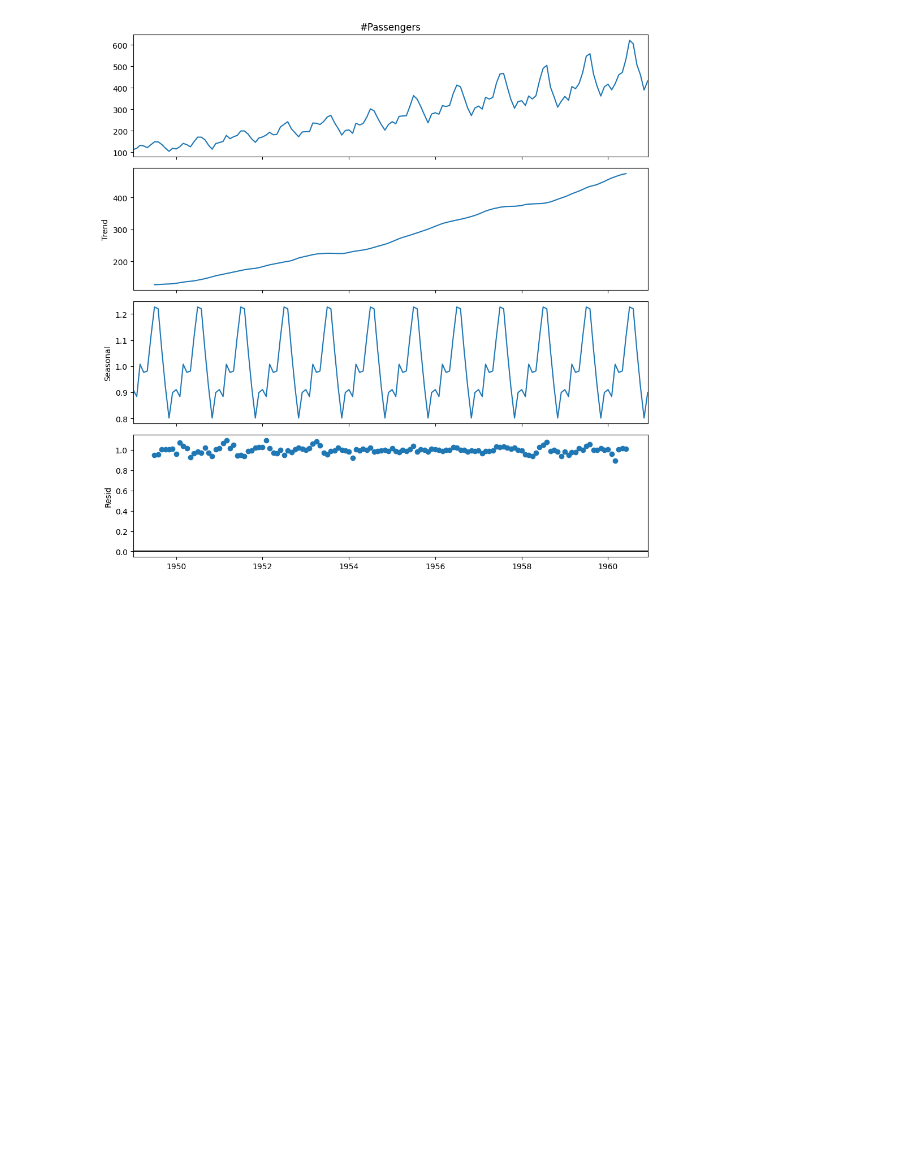
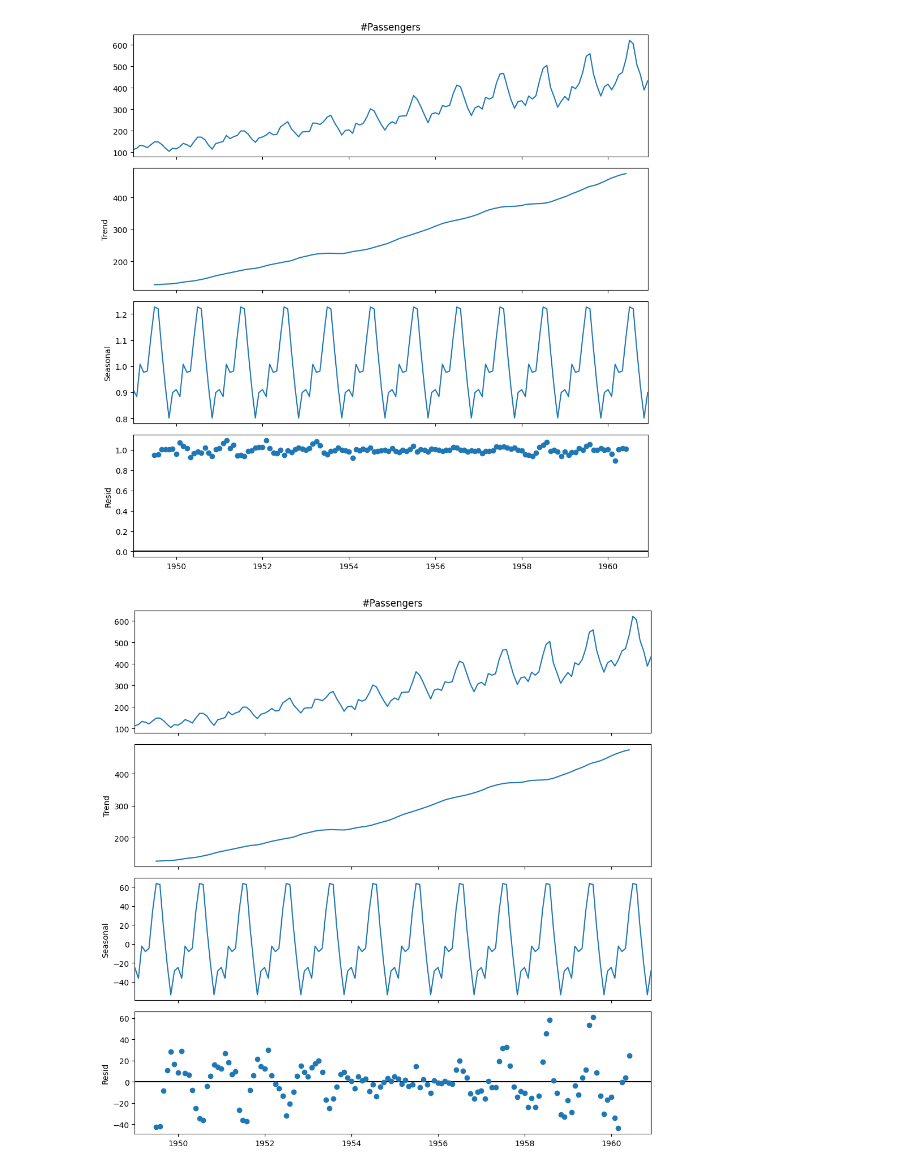
Before and after one commit to virtual-arin/Learning_Time, a Jupyter notebook: 16.Time_Series_Analysis_And_Forecasting/1.Decomposition_Practical/Practical.ipynb, the cells around one changed output. Cells and saved outputs as stored; diff of their text form; code cells hidden in the pictures; blank space fills up the shorter version.

```diff
--- a/16.Time_Series_Analysis_And_Forecasting/1.Decomposition_Practical/Practical.ipynb
+++ b/16.Time_Series_Analysis_And_Forecasting/1.Decomposition_Practical/Practical.ipynb
@@ -31,3 +31,12 @@ result.plot()
 plt.show()
 # %% [output]
 [figure]
+# %%
+# Perform Seasonal Decompose
+additive_result = seasonal_decompose(df['#Passengers'], model='additive')
+# Plot the components
+plt.rcParams.update({'figure.figsize': (10, 10)})
+additive_result.plot()
+plt.show()
+# %% [output]
+[figure, added]
```
Also changed, not shown: parts of 2 cells of this notebook.
